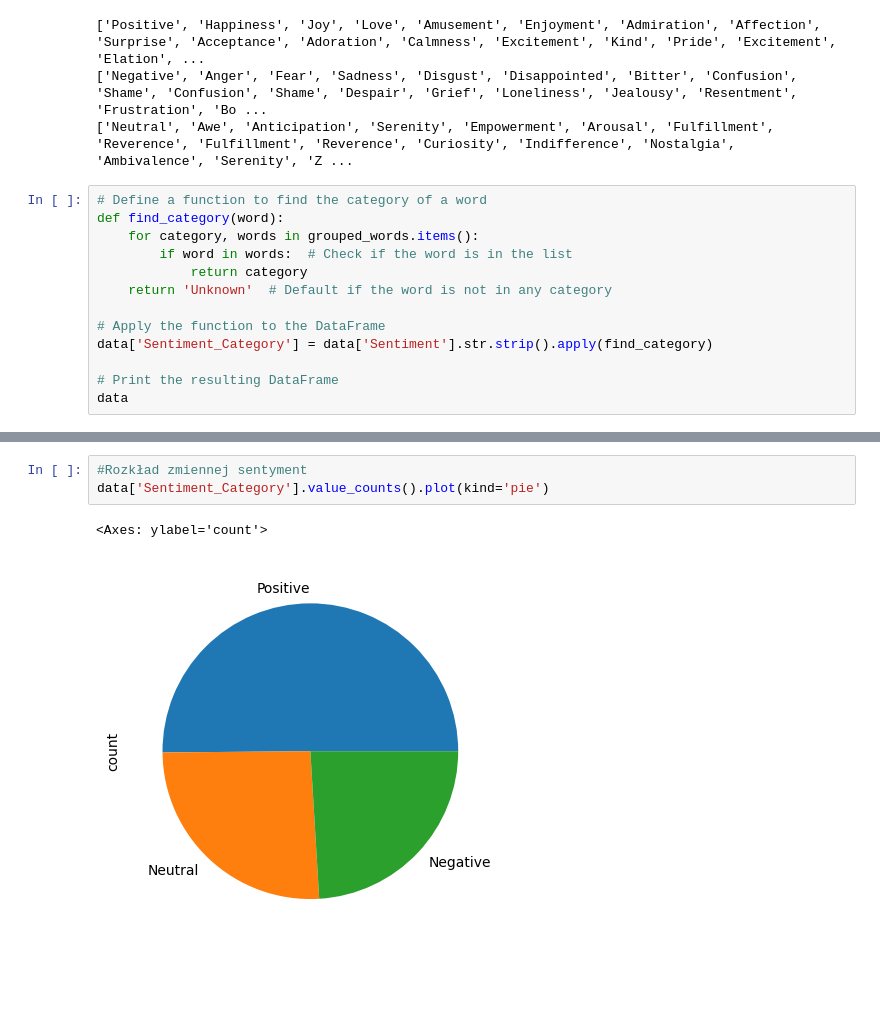
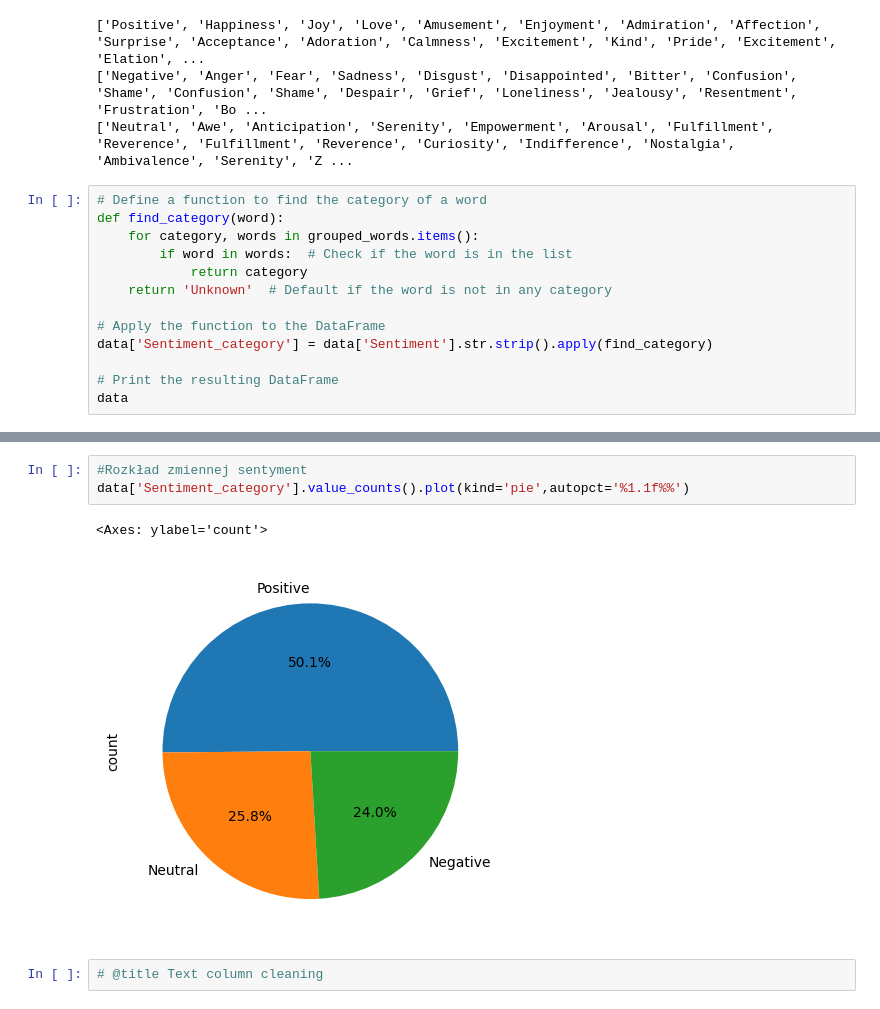
Before and after one commit to natoo77/SocialMediaSentiment, a Jupyter notebook: Social_media_sentiment_analysis.ipynb, the cells around one changed output, grey strips where cells are left out. Saved outputs shown, nothing was run; the diff lists cells and outputs as text; blank space fills up the shorter version.

```diff
--- a/Social_media_sentiment_analysis.ipynb
+++ b/Social_media_sentiment_analysis.ipynb
@@ -183,7 +189,7 @@ def find_category(word):
     return 'Unknown'  # Default if the word is not in any category
 
 # Apply the function to the DataFrame
-data['Sentiment_Category'] = data['Sentiment'].str.strip().apply(find_category)
+data['Sentiment_category'] = data['Sentiment'].str.strip().apply(find_category)
 
 # Print the resulting DataFrame
 data
@@ -204,6 +210,8 @@ data
 # %%
 #Rozkład zmiennej sentyment
-data['Sentiment_Category'].value_counts().plot(kind='pie')
+data['Sentiment_category'].value_counts().plot(kind='pie',autopct='%1.1f%%')
 # %% [output]
 <Axes: ylabel='count'>
-[figure, old version]
+[figure, new version]
+# %%
+# @title Text column cleaning
```
Also changed, not shown: parts of 12 cells of this notebook.
